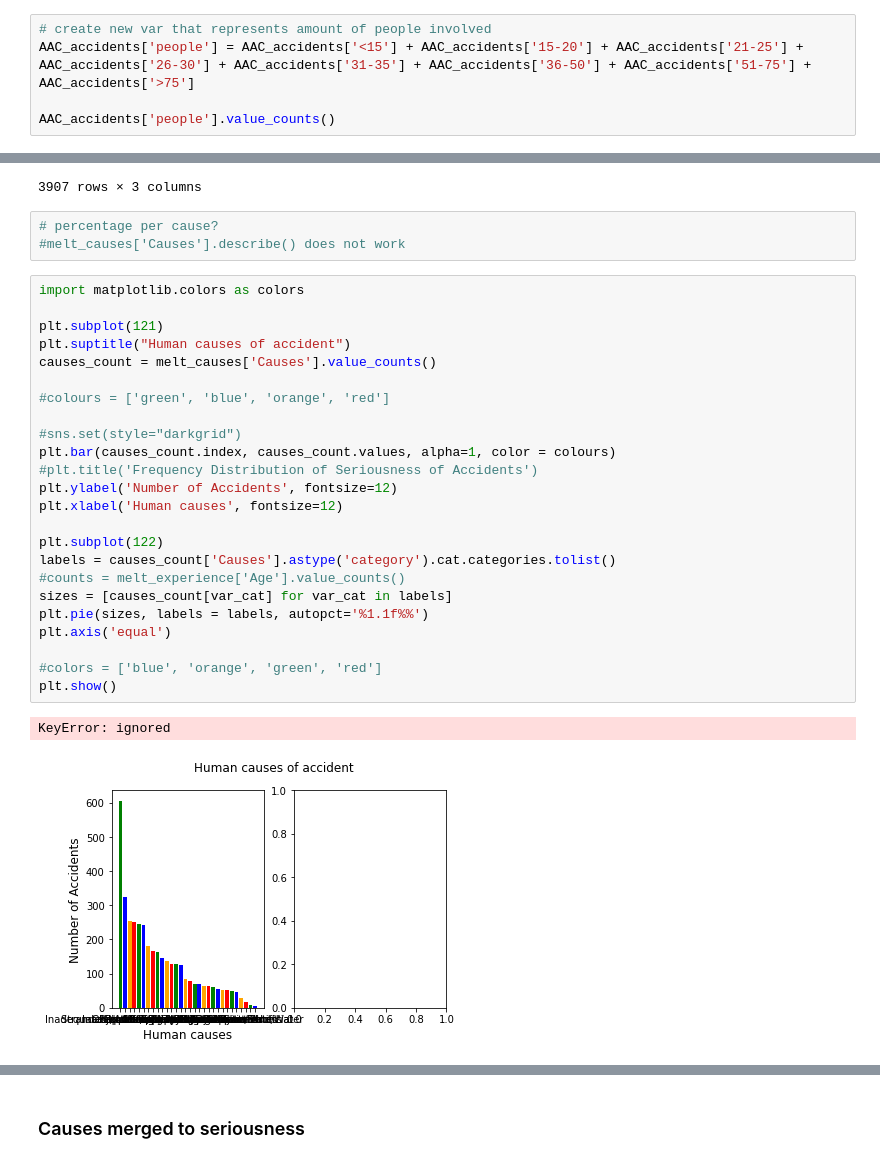
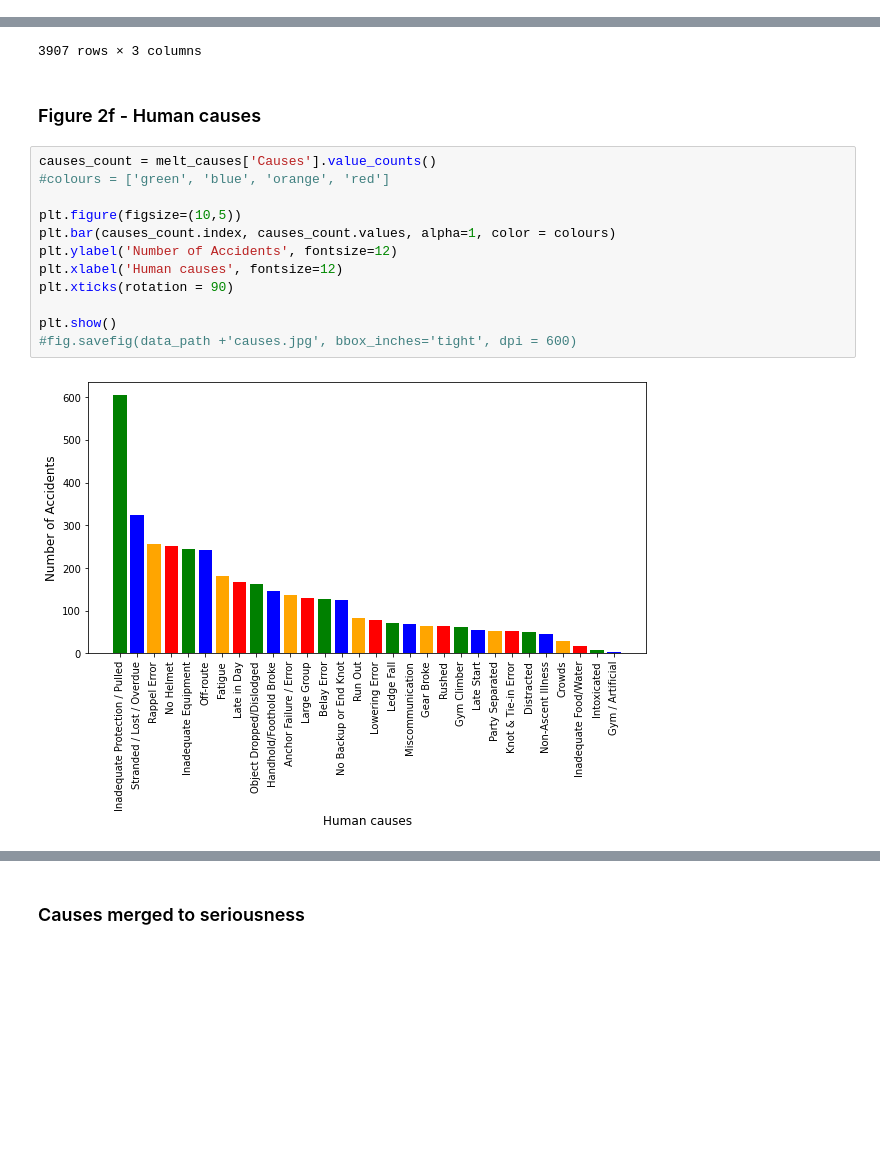
Before and after one commit to MAClaassen/python_course, a Jupyter notebook: AAC_assignments_draft.ipynb, the cells around one changed output, grey strips where cells are left out. Cells and saved outputs as stored; diff of their text form; blank space fills up the shorter version.

```diff
--- a/AAC_assignments_draft.ipynb
+++ b/AAC_assignments_draft.ipynb
@@ -239,5 +206,0 @@ Most accidents involve 1 person, 884/2770 accidents do not have age info to dete
-# %%
-# create new var that represents amount of people involved
-AAC_accidents['people'] = AAC_accidents['<15'] + AAC_accidents['15-20'] + AAC_accidents['21-25'] + AAC_accidents['26-30'] + AAC_accidents['31-35'] + AAC_accidents['36-50'] + AAC_accidents['51-75'] + AAC_accidents['>75']
-
-AAC_accidents['people'].value_counts()
@@ -600,34 +639,20 @@ In a future version of pandas all arguments of DataFrame.drop except for the arg
 | 82954 | 2247t | Fall on Rock, Lowering Error \nMa... | Miscommunication |
 | 82957 | 2269f | Rappel Error - Ropes Uneven and N... | Miscommunication |
 3907 rows × 3 columns
-# %%
-# percentage per cause?
-#melt_causes['Causes'].describe() does not work
+# %% [markdown]
+### Figure 2f - Human causes
 # %%
-import matplotlib.colors as colors
-
-plt.subplot(121)
-plt.suptitle("Human causes of accident")
 causes_count = melt_causes['Causes'].value_counts()
-
 #colours = ['green', 'blue', 'orange', 'red']
 
-#sns.set(style="darkgrid")
+plt.figure(figsize=(10,5))
 plt.bar(causes_count.index, causes_count.values, alpha=1, color = colours)
-#plt.title('Frequency Distribution of Seriousness of Accidents')
 plt.ylabel('Number of Accidents', fontsize=12)
 plt.xlabel('Human causes', fontsize=12)
+plt.xticks(rotation = 90)
 
-plt.subplot(122)
-labels = causes_count['Causes'].astype('category').cat.categories.tolist()
-#counts = melt_experience['Age'].value_counts()
-sizes = [causes_count[var_cat] for var_cat in labels]
-plt.pie(sizes, labels = labels, autopct='%1.1f%%')
-plt.axis('equal')
-
-#colors = ['blue', 'orange', 'green', 'red']
 plt.show()
+#fig.savefig(data_path +'causes.jpg', bbox_inches='tight', dpi = 600)
 # %% [output]
-KeyError: ignored
-[figure, old version]
+[figure, new version]
 # %%
```
Also changed, not shown: parts of 146 cells of this notebook.
